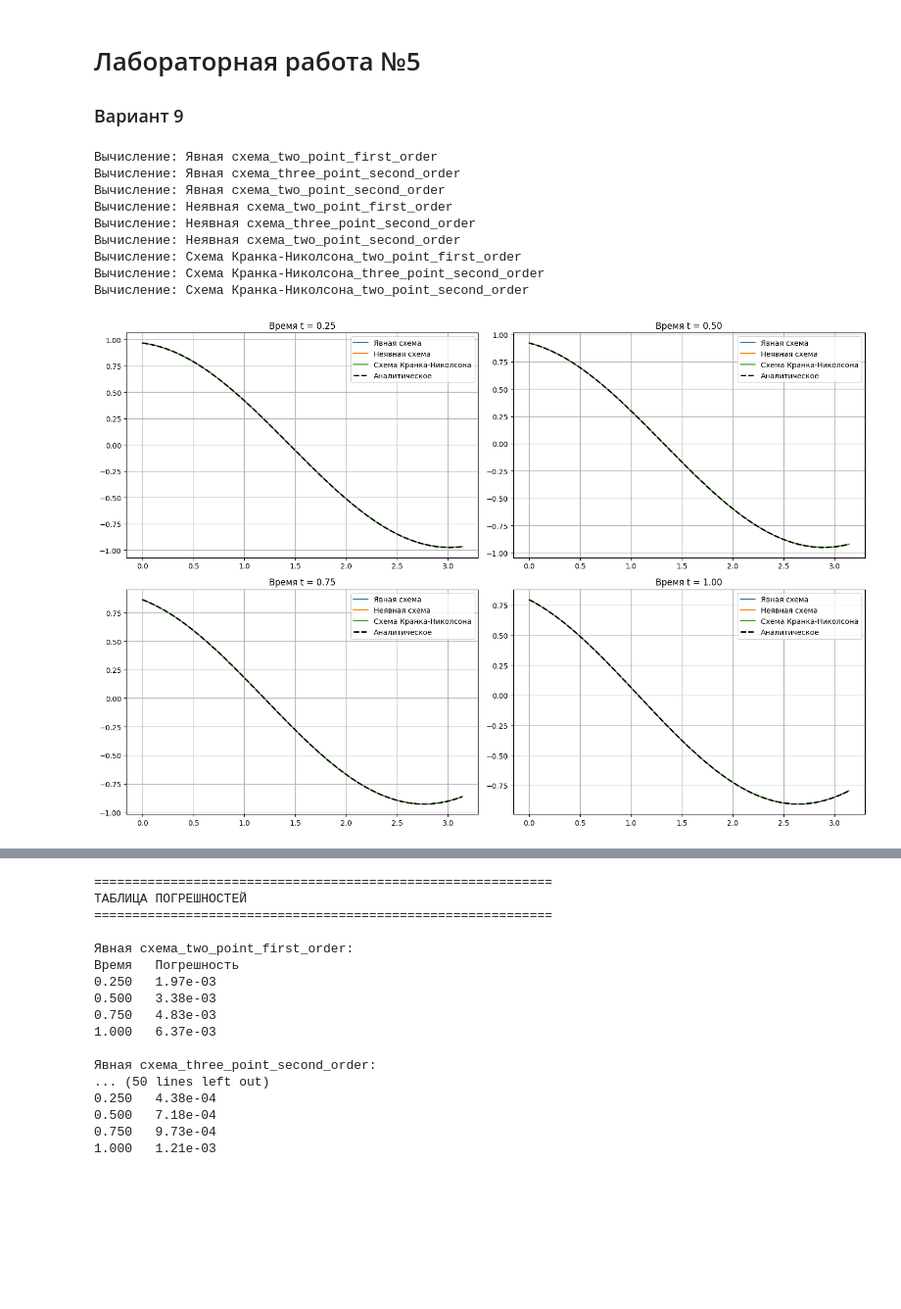
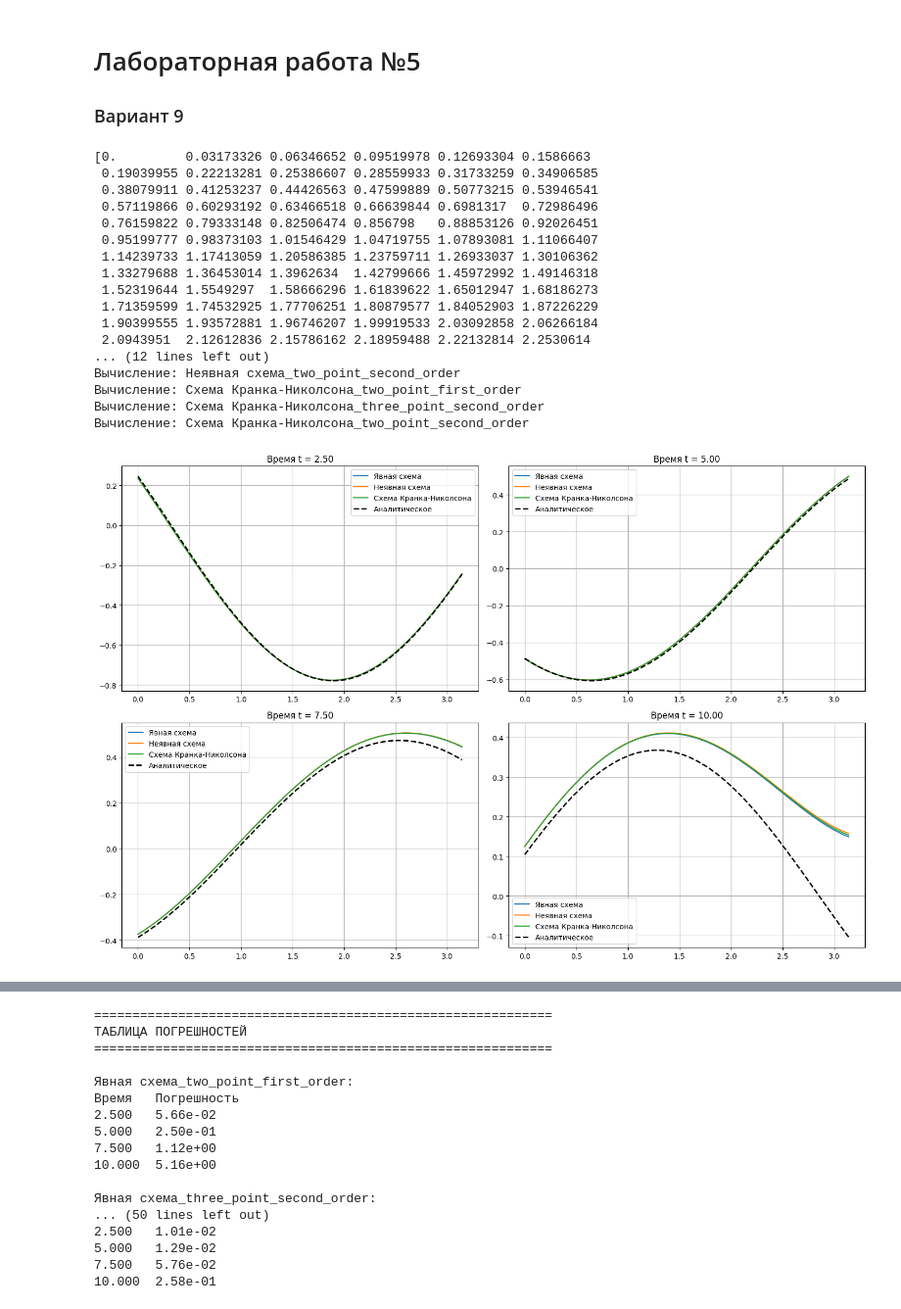
Before and after one commit to JonAJ21/numerical_methods, a Jupyter notebook: 7sem/l5.ipynb, the cells around one changed output, grey strips where cells are left out. Shown at 98% size. Cells and saved outputs as stored; diff of their text form; code cells hidden in the pictures; blank space fills up the shorter version.

```diff
--- a/7sem/l5.ipynb
+++ b/7sem/l5.ipynb
@@ -25,18 +25,22 @@ gammal = lambda t: np.exp(-a_coeff * t) * (np.cos(b_coeff * t) + np.sin(b_coeff
 psi = lambda x: np.cos(x)
 
 L = np.pi
-T_max = 1
+T_max = 10
 
 # Аналитическое решение для проверки
 analytical_solution = lambda x, t: np.exp(-a_coeff * t) * np.cos(x + b_coeff * t)
 
+L_count = 100
+T_count = 100000
+
 # Сеточные параметры
-h = 0.01
-tau = 0.0001
+h = L / L_count
+tau = T_max / T_count
 
-X = np.arange(0, L + h/2, h)
-T = np.arange(0, T_max + tau/2, tau)
-
+X = np.linspace(0, L, L_count)
+T = np.linspace(0, T_max, T_count)
+print(X)
+print(T)
 def solve_parabolic(theta, boundary_approx_type='two_point_first_order'):
     if abs(theta) < 1e-12:
         sigma = a_coeff * tau / h ** 2
@@ -262,36 +266,44 @@ def plot_results(results, X, T):
     plt.figure(figsize=(12, 6))
     for key, result in results.items():
         times = list(result['errors'].keys())
         errors = list(result['errors'].values())
         plt.semilogy(times, errors, 'o-', label=key)
 
     plt.xlabel('Время')
     plt.ylabel('Максимальная погрешность')
     plt.title('Зависимость погрешности от времени')
     plt.legend()
     plt.grid(True)
     plt.show()
 
 if __name__ == "__main__":
     plot_results(results, X, T)
 
     print("\n" + "=" * 60)
     print("ТАБЛИЦА ПОГРЕШНОСТЕЙ")
     print("=" * 60)
 
     for scheme_name in results.keys():
         print(f"\n{scheme_name}:")
         print("Время\tПогрешность")
         for time, error in results[scheme_name]['errors'].items():
             print(f"{time:.3f}\t{error:.2e}")
 # %% [output]
-Вычисление: Явная схема_two_point_first_order
-Вычисление: Явная схема_three_point_second_order
-Вычисление: Явная схема_two_point_second_order
-Вычисление: Неявная схема_two_point_first_order
-Вычисление: Неявная схема_three_point_second_order
+[0.         0.03173326 0.06346652 0.09519978 0.12693304 0.1586663
+ 0.19039955 0.22213281 0.25386607 0.28559933 0.31733259 0.34906585
+ 0.38079911 0.41253237 0.44426563 0.47599889 0.50773215 0.53946541
+ 0.57119866 0.60293192 0.63466518 0.66639844 0.6981317  0.72986496
+ 0.76159822 0.79333148 0.82506474 0.856798   0.88853126 0.92026451
+ 0.95199777 0.98373103 1.01546429 1.04719755 1.07893081 1.11066407
+ 1.14239733 1.17413059 1.20586385 1.23759711 1.26933037 1.30106362
+ 1.33279688 1.36453014 1.3962634  1.42799666 1.45972992 1.49146318
+ 1.52319644 1.5549297  1.58666296 1.61839622 1.65012947 1.68186273
+ 1.71359599 1.74532925 1.77706251 1.80879577 1.84052903 1.87226229
+ 1.90399555 1.93572881 1.96746207 1.99919533 2.03092858 2.06266184
+ 2.0943951  2.12612836 2.15786162 2.18959488 2.22132814 2.2530614
+... (12 lines left out)
 Вычисление: Неявная схема_two_point_second_order
 Вычисление: Схема Кранка-Николсона_two_point_first_order
 Вычисление: Схема Кранка-Николсона_three_point_second_order
 Вычисление: Схема Кранка-Николсона_two_point_second_order
-[figure, old version]
+[figure, new version]
@@ -302,14 +314,14 @@ if __name__ == "__main__":
 
 Явная схема_two_point_first_order:
 Время   Погрешность
-0.250   1.97e-03
-0.500   3.38e-03
-0.750   4.83e-03
-1.000   6.37e-03
+2.500   5.66e-02
+5.000   2.50e-01
+7.500   1.12e+00
+10.000  5.16e+00
 
 Явная схема_three_point_second_order:
 ... (50 lines left out)
-0.250   4.38e-04
-0.500   7.18e-04
-0.750   9.73e-04
-1.000   1.21e-03
+2.500   1.01e-02
+5.000   1.29e-02
+7.500   5.76e-02
+10.000  2.58e-01
```
Also changed, not shown: parts of 1 cell of this notebook, 5 other files.
